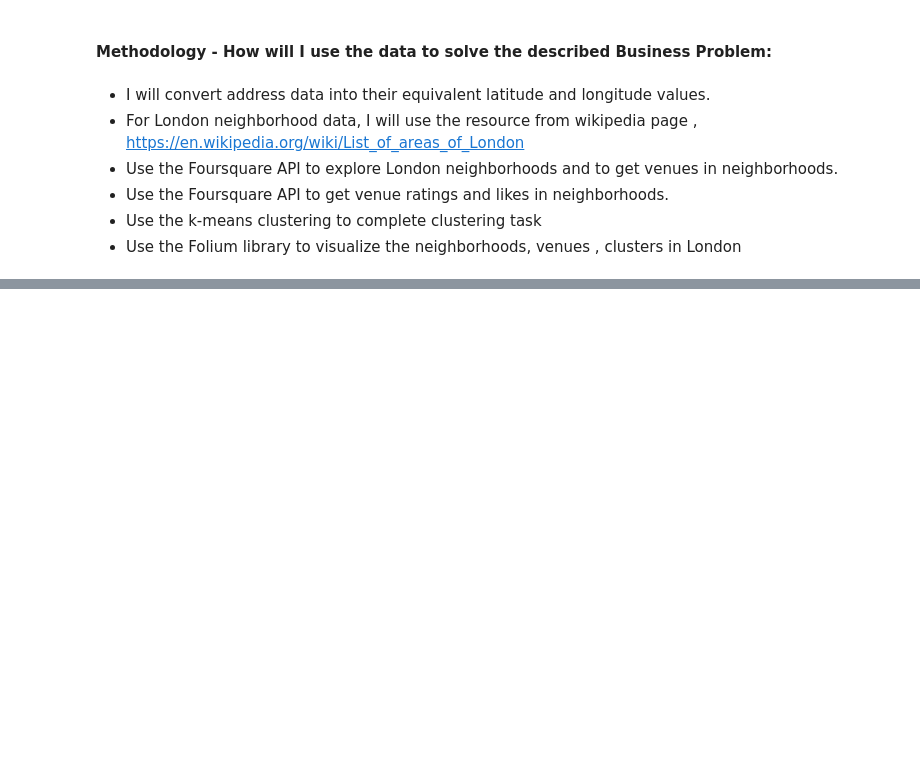
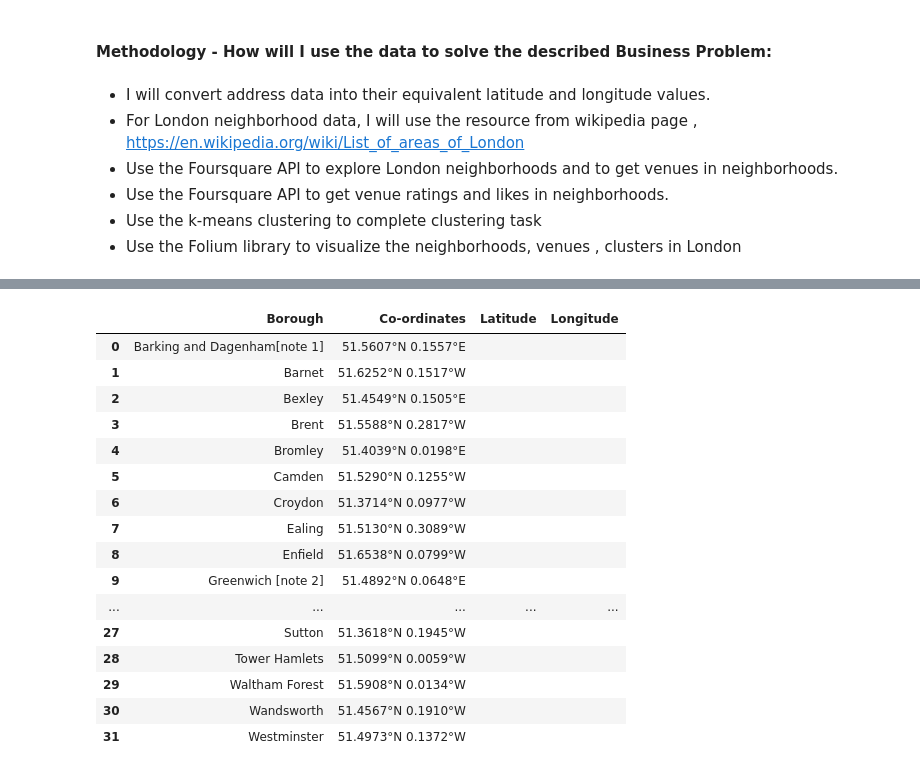
Before and after one commit to brankaRR/Capstone_Project-2021, a Jupyter notebook: Capstone Project Week 4_1.ipynb, the cells around one changed output, grey strips where cells are left out. Cells and saved outputs as stored; diff of their text form; code cells hidden in the pictures; blank space fills up the shorter version.

```diff
--- a/Capstone Project Week 4_1.ipynb
+++ b/Capstone Project Week 4_1.ipynb
@@ -29,0 +143,6 @@ The objective of my project is to recommend which neighborhood of London is a go
+# %%
+# Data cleansing, extract only the latitude and longitude (last 18 charachters) from the Co-ordinates column
+i=0
+for i in range(32):
+    df['Co-ordinates'][i]= df['Co-ordinates'][i][-18:]
+    i=i+1
@@ -29,0 +153,3 @@ The objective of my project is to recommend which neighborhood of London is a go
+# %%
+# Droping the columns that i don't need
+df=df.drop(columns=['Inner', 'Status', 'Local authority', 'Political control', 'Headquarters', 'Area (sq mi)', 'Population (2019 est)[1]', 'Nr. in map'])
@@ -29,0 +177,24 @@ The objective of my project is to recommend which neighborhood of London is a go
+# %%
+# Add two columns for latitude and longitude, so that I can divide the coordiantes from 'Co-ordinates' column
+df["Latitude"] = ""
+df['Longitude']= ""
+# %%
+df
+# %% [output]
+|  | Borough | Co-ordinates | Latitude | Longitude |
+| 0 | Barking and Dagenham[note 1] | 51.5607°N 0.1557°E |  |  |
+| 1 | Barnet | 51.6252°N 0.1517°W |  |  |
+| 2 | Bexley | 51.4549°N 0.1505°E |  |  |
+| 3 | Brent | 51.5588°N 0.2817°W |  |  |
+| 4 | Bromley | 51.4039°N 0.0198°E |  |  |
+| 5 | Camden | 51.5290°N 0.1255°W |  |  |
+| 6 | Croydon | 51.3714°N 0.0977°W |  |  |
+| 7 | Ealing | 51.5130°N 0.3089°W |  |  |
+| 8 | Enfield | 51.6538°N 0.0799°W |  |  |
+| 9 | Greenwich [note 2] | 51.4892°N 0.0648°E |  |  |
+| ... | ... | ... | ... | ... |
+| 27 | Sutton | 51.3618°N 0.1945°W |  |  |
+| 28 | Tower Hamlets | 51.5099°N 0.0059°W |  |  |
+| 29 | Waltham Forest | 51.5908°N 0.0134°W |  |  |
+| 30 | Wandsworth | 51.4567°N 0.1910°W |  |  |
+| 31 | Westminster | 51.4973°N 0.1372°W |  |  |
```
Also changed, not shown: parts of 18 cells of this notebook.
